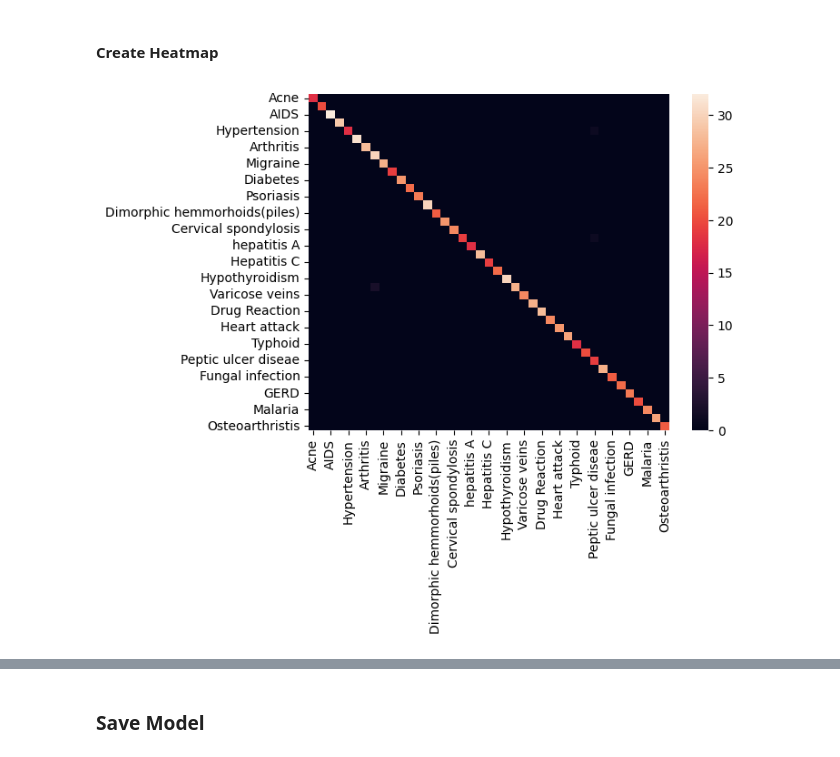
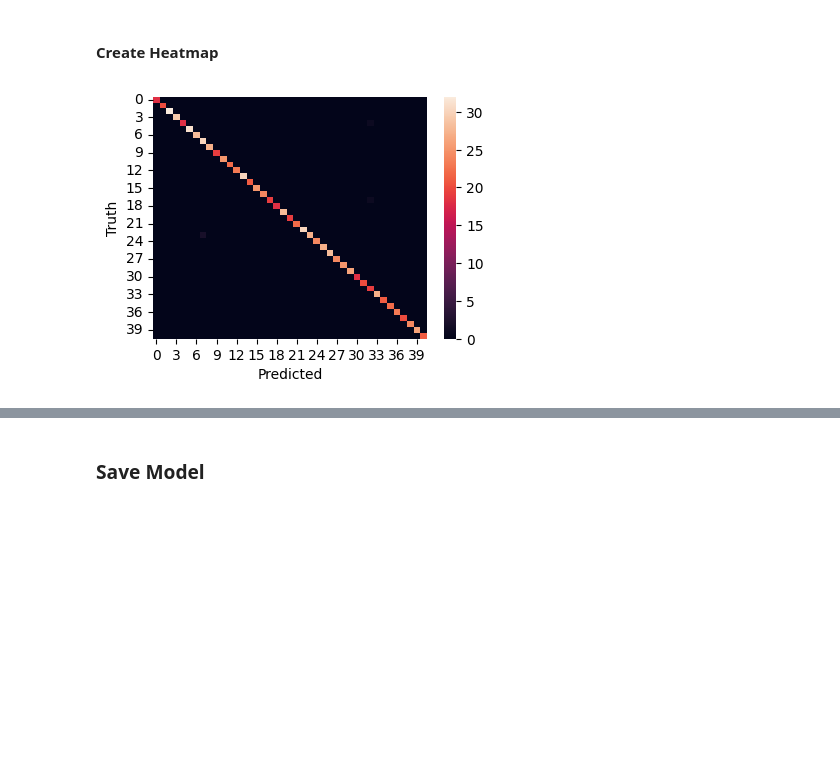
Before and after one commit to Pradnya2203/MedicalAssistant, a Jupyter notebook: Backend/PythonNotebooks/model.ipynb, the cells around one changed output, grey strips where cells are left out. Drawn from its saved outputs; the diff is of its cells as text; code cells hidden in the pictures; blank space fills up the shorter version.

```diff
--- a/Backend/PythonNotebooks/model.ipynb
+++ b/Backend/PythonNotebooks/model.ipynb
@@ -120,7 +120,12 @@ F1-score% = 99.58380389536958 | Accuracy% = 99.59349593495935
 # %% [markdown]
 #### Create Heatmap
 # %%
-sns.heatmap(df_cm)
-plt.savefig('heatmap.png')
+cm = confusion_matrix(y_test, preds)
+plt.figure(figsize = (4,3))
+sns.heatmap(cm)
+plt.tight_layout()
+plt.xlabel('Predicted')
+plt.ylabel('Truth')
+plt.savefig('confusion_matrix.png')
 # %% [output]
-[figure, old version]
+[figure, new version]
```
Also changed, not shown: parts of 4 cells of this notebook, 7 other files.
